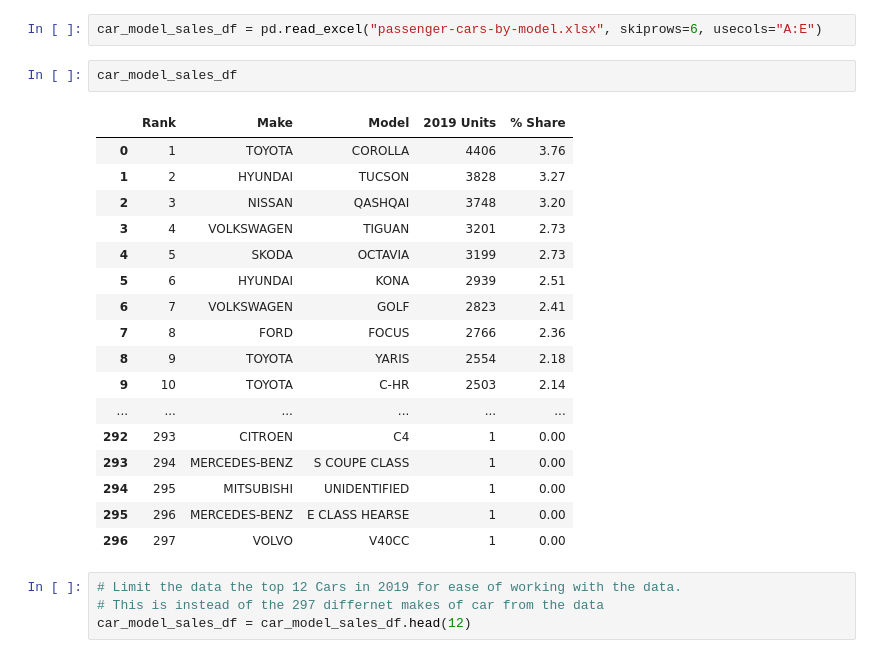
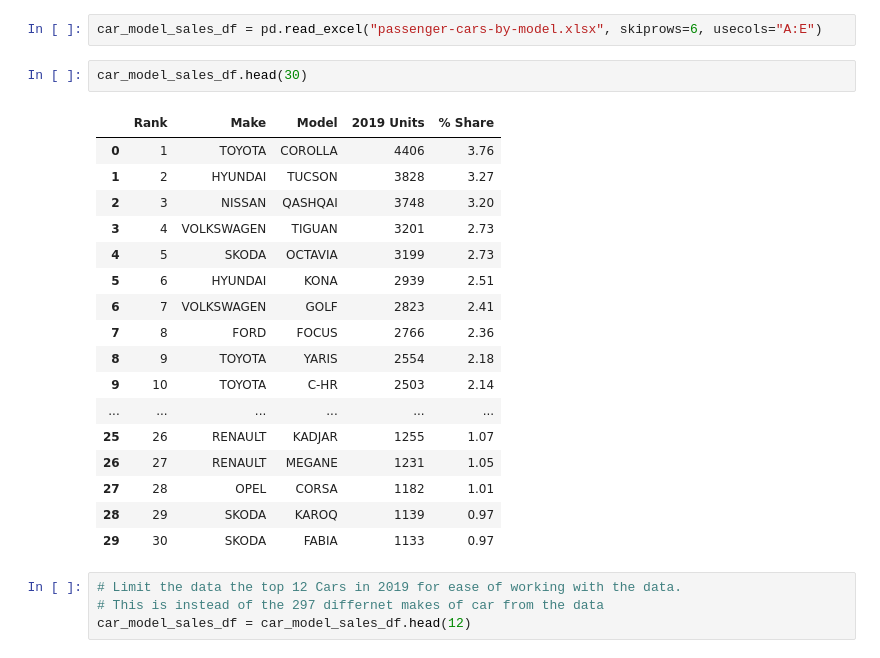
Before and after one commit to danielmccallion/Programming_for_Data_Analysis-Project, a Jupyter notebook: Project.ipynb, the cells around one changed output. Cells and saved outputs as stored; diff of their text form.

```diff
--- a/Project.ipynb
+++ b/Project.ipynb
@@ -126,25 +126,25 @@ plt.gca().invert_yaxis()
 # %%
 car_model_sales_df = pd.read_excel("passenger-cars-by-model.xlsx", skiprows=6, usecols="A:E")
 # %%
-car_model_sales_df
+car_model_sales_df.head(30)
 # %% [output]
 |  | Rank | Make | Model | 2019 Units | % Share |
 | 0 | 1 | TOYOTA | COROLLA | 4406 | 3.76 |
 | 1 | 2 | HYUNDAI | TUCSON | 3828 | 3.27 |
 | 2 | 3 | NISSAN | QASHQAI | 3748 | 3.20 |
 | 3 | 4 | VOLKSWAGEN | TIGUAN | 3201 | 2.73 |
 | 4 | 5 | SKODA | OCTAVIA | 3199 | 2.73 |
 | 5 | 6 | HYUNDAI | KONA | 2939 | 2.51 |
 | 6 | 7 | VOLKSWAGEN | GOLF | 2823 | 2.41 |
 | 7 | 8 | FORD | FOCUS | 2766 | 2.36 |
 | 8 | 9 | TOYOTA | YARIS | 2554 | 2.18 |
 | 9 | 10 | TOYOTA | C-HR | 2503 | 2.14 |
 | ... | ... | ... | ... | ... | ... |
-| 292 | 293 | CITROEN | C4 | 1 | 0.00 |
-| 293 | 294 | MERCEDES-BENZ | S COUPE CLASS | 1 | 0.00 |
-| 294 | 295 | MITSUBISHI | UNIDENTIFIED | 1 | 0.00 |
-| 295 | 296 | MERCEDES-BENZ | E CLASS HEARSE | 1 | 0.00 |
-| 296 | 297 | VOLVO | V40CC | 1 | 0.00 |
+| 25 | 26 | RENAULT | KADJAR | 1255 | 1.07 |
+| 26 | 27 | RENAULT | MEGANE | 1231 | 1.05 |
+| 27 | 28 | OPEL | CORSA | 1182 | 1.01 |
+| 28 | 29 | SKODA | KAROQ | 1139 | 0.97 |
+| 29 | 30 | SKODA | FABIA | 1133 | 0.97 |
 # %%
 # Limit the data the top 12 Cars in 2019 for ease of working with the data.
 # This is instead of the 297 differnet makes of car from the data
```
Also changed, not shown: parts of 18 cells of this notebook.
